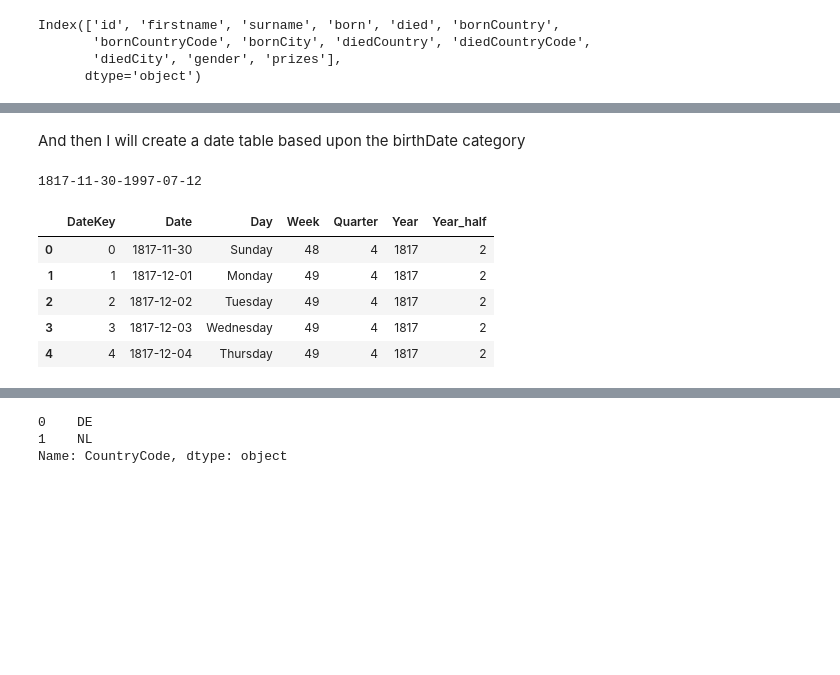
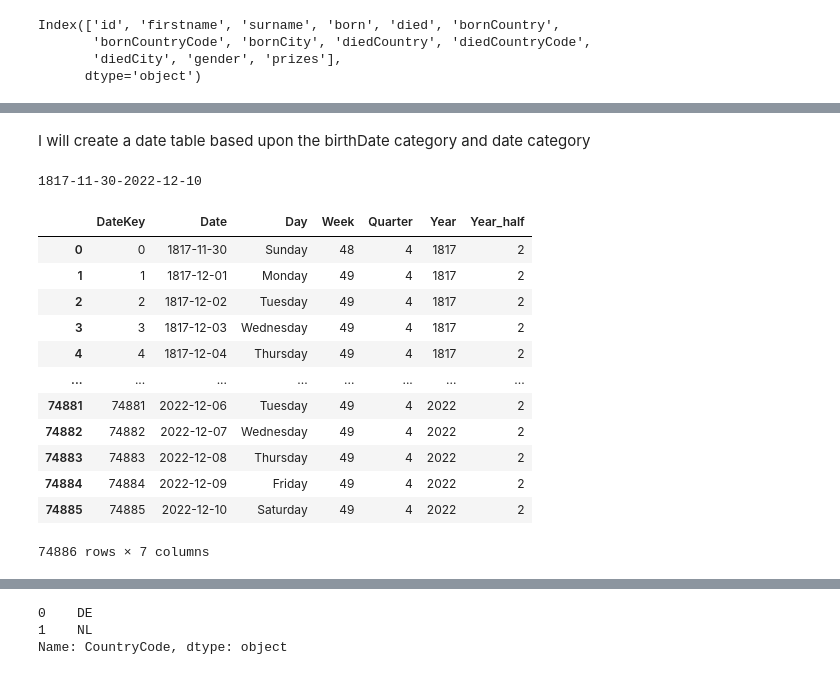
Before and after one commit to M8Name/mjt6vj-data-project-1, a Jupyter notebook: mjt6vj-Project-1.ipynb, the cells around one changed output, grey strips where cells are left out. Drawn from its saved outputs; the diff is of its cells as text; code cells hidden in the pictures; blank space fills up the shorter version.

```diff
--- a/mjt6vj-Project-1.ipynb
+++ b/mjt6vj-Project-1.ipynb
@@ -216,10 +240,10 @@ Index(['id', 'firstname', 'surname', 'born', 'died', 'bornCountry',
        'diedCity', 'gender', 'prizes'],
       dtype='object')
 # %%
-df_nobel_trimmed = df_nobel[["firstname","surname","born", "bornCountry", "bornCountryCode", "bornCity", "gender"]].copy()
+df_nobel_trimmed = df_nobel[["id","firstname","surname","born", "bornCountry", "bornCountryCode", "bornCity", "gender"]].copy()
 df_nobel_trimmed = df_nobel_trimmed.dropna()
 df_nobel_trimmed.reset_index(inplace=True)
-df_nobel_trimmed.rename(columns={"index":"NobelKey", "born":"BirthDate","bornCity":"BirthLocation", "bornCountry":"Country", "bornCountryCode":"CountryCode"}, inplace=True)
+df_nobel_trimmed.rename(columns={"index":"LaureateKey", "born":"BirthDate","bornCity":"BirthLocation", "bornCountry":"Country", "bornCountryCode":"CountryCode"}, inplace=True)
 df_nobel_trimmed.loc[df_nobel_trimmed["Country"] == "USA", "Country"] = "United States"
 df_nobel_trimmed.head(2)
 # %% [output]
@@ -240,0 +253,7 @@ df_fact_country.head()
+# %%
+df_prizes = pd.merge(df_prizes,df_nobel_trimmed, how="inner", left_on="id", right_on="id")
+df_prizes.reset_index(inplace=True)
+df_prizes.rename(columns={"index":"PrizeKey"}, inplace=True)
+df_prizes = df_prizes.drop(["id", "firstname", "surname", "BirthDate", "Country", "CountryCode", "BirthLocation", "gender"], axis=1)
+
+df_prizes.head()
@@ -240,0 +267,3 @@ df_fact_country.head()
+# %%
+df_nobel_trimmed = df_nobel_trimmed.drop(["id"],axis=1)
+df_nobel_trimmed.head(2)
@@ -241,11 +274,15 @@ df_fact_country.head()
 # %% [markdown]
-And then I will create a date table based upon the birthDate category
+I will create a date table based upon the birthDate category and date category
 # %%
-min_date = min(df_nobel_trimmed["BirthDate"].astype(str))
-max_date = max(df_nobel_trimmed["BirthDate"].astype(str))
+min_birth_date = min(df_nobel_trimmed["BirthDate"].astype(str))
+min_prize_date = min(df_prizes["date"].astype(str))
+min_date = min(min_birth_date, min_prize_date)
+max_birth_date = max(df_nobel_trimmed["BirthDate"].astype(str))
+max_prize_date = max(df_prizes["date"].astype(str))
+max_date = max(max_birth_date, max_prize_date)
 print(str(min_date) + "-" + str(max_date))
 # %% [output]
-1817-11-30-1997-07-12
+1817-11-30-2022-12-10
 # %%
 # Here is the code borrowed from https://stackoverflow.com/questions/47150709/how-to-create-a-calendar-table-date-dimension-in-pandas
 # to create a
@@ -260,15 +297,22 @@ def create_date_table(start='2000-01-01', end='2050-12-31'):
 # %%
 df_dim_date = create_date_table(min_date, max_date)
 df_dim_date.reset_index(inplace=True)
 df_dim_date.rename(columns={"index":"DateKey"}, inplace=True)
-df_dim_date.head()
+df_dim_date
 # %% [output]
 |  | DateKey | Date | Day | Week | Quarter | Year | Year_half |
 | 0 | 0 | 1817-11-30 | Sunday | 48 | 4 | 1817 | 2 |
 | 1 | 1 | 1817-12-01 | Monday | 49 | 4 | 1817 | 2 |
 | 2 | 2 | 1817-12-02 | Tuesday | 49 | 4 | 1817 | 2 |
 | 3 | 3 | 1817-12-03 | Wednesday | 49 | 4 | 1817 | 2 |
 | 4 | 4 | 1817-12-04 | Thursday | 49 | 4 | 1817 | 2 |
+| ... | ... | ... | ... | ... | ... | ... | ... |
+| 74881 | 74881 | 2022-12-06 | Tuesday | 49 | 4 | 2022 | 2 |
+| 74882 | 74882 | 2022-12-07 | Wednesday | 49 | 4 | 2022 | 2 |
+| 74883 | 74883 | 2022-12-08 | Thursday | 49 | 4 | 2022 | 2 |
+| 74884 | 74884 | 2022-12-09 | Friday | 49 | 4 | 2022 | 2 |
+| 74885 | 74885 | 2022-12-10 | Saturday | 49 | 4 | 2022 | 2 |
+74886 rows × 7 columns
 # %%
 df_dim_date_string = df_dim_date.copy().astype('string')
 df_fact_nobel = pd.merge(df_nobel_trimmed,df_dim_date_string, how="inner", left_on="BirthDate", right_on="Date")
```
Also changed, not shown: parts of 24 cells of this notebook, 1 other file.
